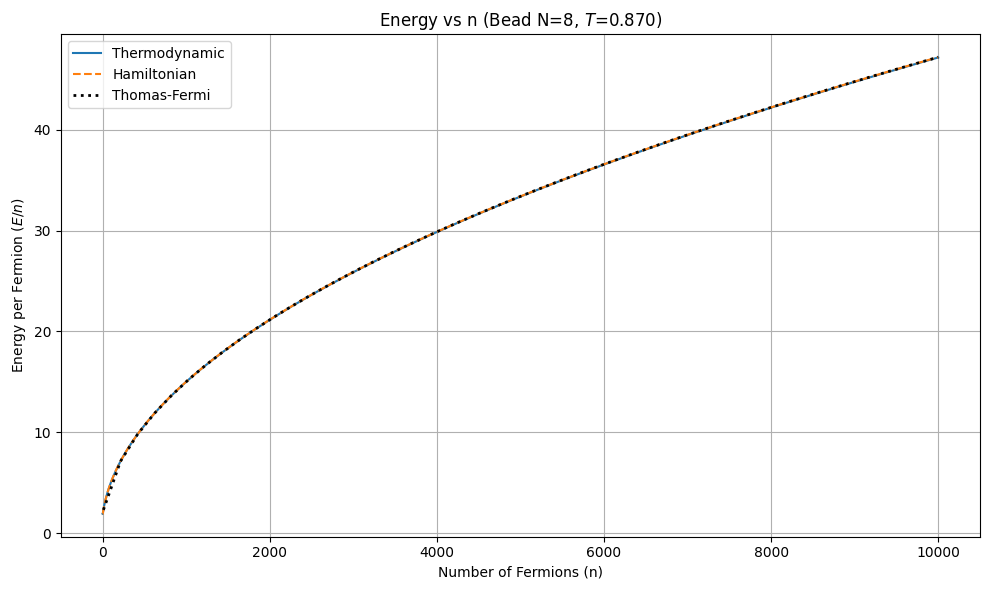
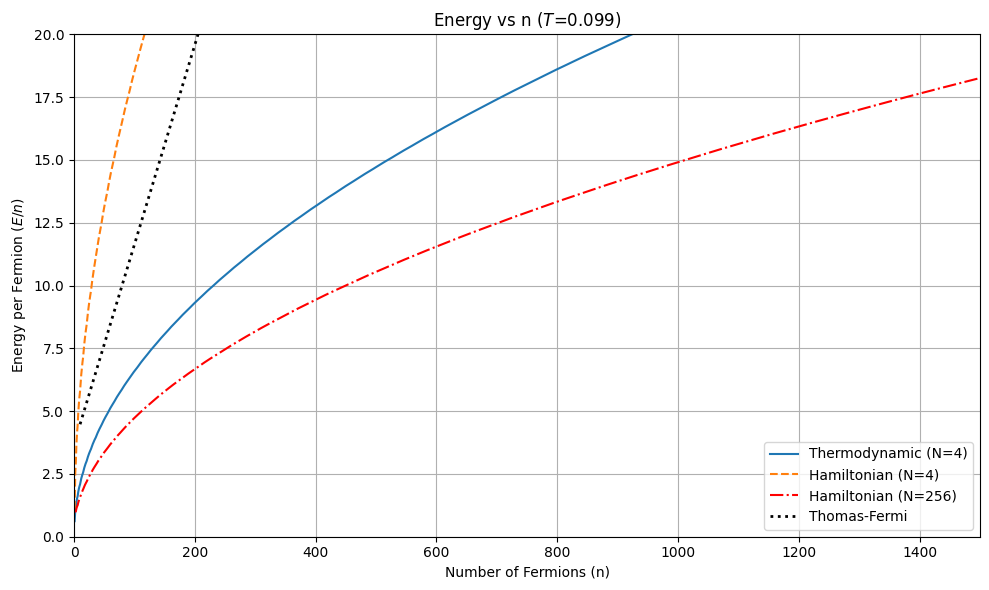
The notebook cell's code change between the first figure and the second:
--- before
+++ after
@@ -3,9 +3,10 @@
 from scipy.optimize import root_scalar
 import time
+import os
 
 print("Computing Thomas-Fermi limit vs n... (this might take a few seconds)")
 
-target_bead = 8
-target_tau_idx = 10  # Choose a specific tau index for the plots
+target_bead = 4
+target_tau_idx = 100  # Choose a specific tau index for the plots
 
 bead_idx = np.where(beads == target_bead)[0][0]
@@ -18,4 +19,14 @@
 E_H_n = arr_H[:, bead_idx, target_tau_idx] / n_vals_all
 
+target_bead_high = 256
+has_high_beads = False
+try:
+    arr_H_high = np.load(f"plot_data_n10000_w0_5_N200_H_all_n.npy")
+    n_val_high = arr_H_high.shape[0]
+    E_H_n_high = arr_H_high[:, 0, target_tau_idx] / np.arange(1, n_val_high + 1)
+    has_high_beads = True
+except Exception as e:
+    print("Could not load high bead data:", e)
+
 # 2. Compute Heat Capacity vs n
 # We differentiate along the tau axis (-1) for all n at once
@@ -27,9 +38,13 @@
 Cv_H_all = -(tau_mid**2) * (dE_H_tau / np.diff(taus))
 
+if has_high_beads:
+    dE_H_tau_high = np.diff(arr_H_high[:, 0, :], axis=-1)
+    Cv_H_all_high = -(tau_mid**2) * (dE_H_tau_high / np.diff(taus))
+
 # Note: target_tau_idx might need adjusting because tau_mid is 1 element shorter.
-# We will use target_tau_idx for the Cv array as an approximation, 
-# assuming target_tau_idx < len(tau_mid).
 Cv_T_n = Cv_T_all[:, target_tau_idx] / n_vals_all
 Cv_H_n = Cv_H_all[:, target_tau_idx] / n_vals_all
+if has_high_beads:
+    Cv_H_n_high = Cv_H_all_high[:, target_tau_idx] / np.arange(1, n_val_high + 1)
 
 # 3. Compute Chemical Potential vs n
@@ -37,7 +52,9 @@
 mu_H_all = np.diff(arr_H[:, bead_idx, target_tau_idx])
 n_vals_mu = np.arange(2, n_val + 1)
+if has_high_beads:
+    mu_H_all_high = np.diff(arr_H_high[:, 0, target_tau_idx])
 
 # --- Thomas-Fermi Calculations vs n ---
-w_val = 0.5  # Ensure we use the correct frequency for the TF integrals
+w_val = 1.5  # Ensure we use the correct frequency for the TF integrals
 def N_int(mu, T):
     def integrand(e):
@@ -82,11 +99,18 @@
 
 # --- Plots ---
+
+ntop = 1500
+
 plt.figure(figsize=(10, 6))
-plt.plot(n_vals_all, E_T_n, label="Thermodynamic", linestyle="-")
-plt.plot(n_vals_all, E_H_n, label="Hamiltonian", linestyle="--")
+plt.xlim(0,ntop)
+plt.ylim(0,20)
+plt.plot(n_vals_all, E_T_n, label=f"Thermodynamic (N={target_bead})", linestyle="-")
+plt.plot(n_vals_all, E_H_n, label=f"Hamiltonian (N={target_bead})", linestyle="--")
+if has_high_beads:
+    plt.plot(np.arange(1, n_val_high + 1), E_H_n_high, label=f"Hamiltonian (N={target_bead_high})", linestyle="-.", color="red", linewidth=1.5)
 plt.plot(n_vals_TF, E_TF_n, label="Thomas-Fermi", linestyle=":", color="black", linewidth=2)
 plt.xlabel("Number of Fermions (n)")
 plt.ylabel(r"Energy per Fermion ($E / n$)")
-plt.title(f"Energy vs n (Bead N={target_bead}, $T$={T_fixed:.3f})")
+plt.title(f"Energy vs n ($T$={T_fixed:.3f})")
 plt.legend()
 plt.grid(True)
@@ -95,10 +119,14 @@
 
 plt.figure(figsize=(10, 6))
-plt.plot(n_vals_all, Cv_T_n, label="Thermodynamic", linestyle="-")
-plt.plot(n_vals_all, Cv_H_n, label="Hamiltonian", linestyle="--")
+plt.xlim(0,ntop)
+plt.ylim(-20,20)
+plt.plot(n_vals_all, Cv_T_n, label=f"Thermodynamic (N={target_bead})", linestyle="-")
+plt.plot(n_vals_all, Cv_H_n, label=f"Hamiltonian (N={target_bead})", linestyle="--")
+if has_high_beads:
+    plt.plot(np.arange(1, n_val_high + 1), Cv_H_n_high, label=f"Hamiltonian (N={target_bead_high})", linestyle="-.", color="red", linewidth=1.5)
 plt.plot(n_vals_TF, Cv_TF_n, label="Thomas-Fermi", linestyle=":", color="black", linewidth=2)
 plt.xlabel("Number of Fermions (n)")
 plt.ylabel(r"Heat Capacity per Fermion ($C_v / n$)")
-plt.title(f"Heat Capacity vs n (Bead N={target_bead}, $T_{{mid}}$={1.0/tau_mid[target_tau_idx]:.3f})")
+plt.title(f"Heat Capacity vs n ($T_{{mid}}$={1.0/tau_mid[target_tau_idx]:.3f})")
 plt.legend()
 plt.grid(True)
@@ -107,10 +135,14 @@
 
 plt.figure(figsize=(10, 6))
-plt.plot(n_vals_mu, mu_T_all, label="Thermodynamic", linestyle="-")
-plt.plot(n_vals_mu, mu_H_all, label="Hamiltonian", linestyle="--")
+plt.xlim(0,ntop)
+plt.ylim(0,40)
+plt.plot(n_vals_mu, mu_T_all, label=f"Thermodynamic (N={target_bead})", linestyle="-")
+plt.plot(n_vals_mu, mu_H_all, label=f"Hamiltonian (N={target_bead})", linestyle="--")
+if has_high_beads:
+    plt.plot(np.arange(2, n_val_high + 1), mu_H_all_high, label=f"Hamiltonian (N={target_bead_high})", linestyle="-.", color="red", linewidth=1.5)
 plt.plot(n_vals_TF, mu_TF, label="Thomas-Fermi", linestyle=":", color="black", linewidth=2)
 plt.xlabel("Number of Fermions (n)")
 plt.ylabel(r"Chemical Potential ($\mu$)")
-plt.title(f"Chemical Potential vs n (Bead N={target_bead}, $T$={T_fixed:.3f})")
+plt.title(f"Chemical Potential vs n ($T$={T_fixed:.3f})")
 plt.legend()
 plt.grid(True)

Commit: Fixed vs n plots, added heatmaps